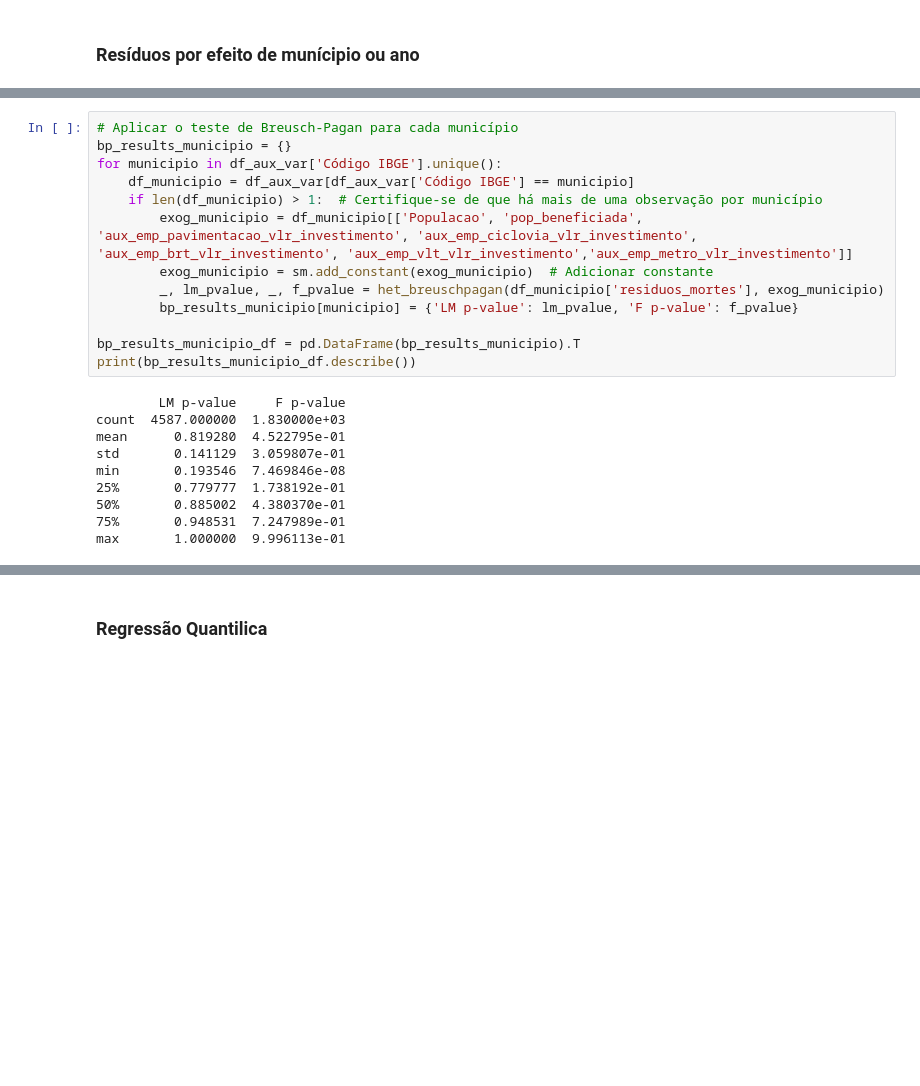
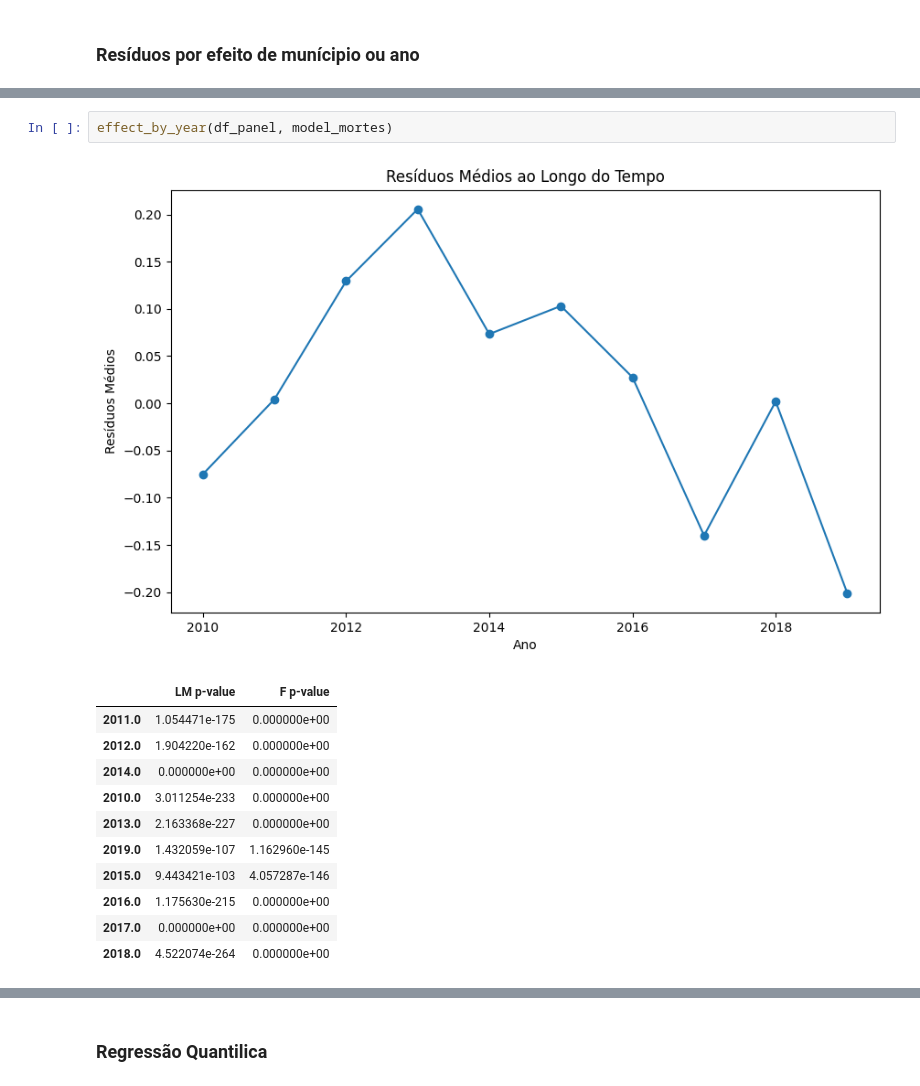
Before and after one commit to anayflima/simu-datathon-2024, a Jupyter notebook: analise_de_dados/analise_painel.ipynb, the cells around one changed output, grey strips where cells are left out. Cells and saved outputs as stored; diff of their text form; blank space fills up the shorter version.

```diff
--- a/analise_de_dados/analise_painel.ipynb
+++ b/analise_de_dados/analise_painel.ipynb
@@ -317,23 +475,15 @@ print(bp_results_ano_df)
-# %%
-# Aplicar o teste de Breusch-Pagan para cada município
-bp_results_municipio = {}
-for municipio in df_aux_var['Código IBGE'].unique():
-    df_municipio = df_aux_var[df_aux_var['Código IBGE'] == municipio]
-    if len(df_municipio) > 1:  # Certifique-se de que há mais de uma observação por município
-        exog_municipio = df_municipio[['Populacao', 'pop_beneficiada', 'aux_emp_pavimentacao_vlr_investimento', 'aux_emp_ciclovia_vlr_investimento', 'aux_emp_brt_vlr_investimento', 'aux_emp_vlt_vlr_investimento','aux_emp_metro_vlr_investimento']]
-        exog_municipio = sm.add_constant(exog_municipio)  # Adicionar constante
-        _, lm_pvalue, _, f_pvalue = het_breuschpagan(df_municipio['residuos_mortes'], exog_municipio)
-        bp_results_municipio[municipio] = {'LM p-value': lm_pvalue, 'F p-value': f_pvalue}
-
-bp_results_municipio_df = pd.DataFrame(bp_results_municipio).T
-print(bp_results_municipio_df.describe())
-# %% [output]
-        LM p-value     F p-value
-count  4587.000000  1.830000e+03
-mean      0.819280  4.522795e-01
-std       0.141129  3.059807e-01
-min       0.193546  7.469846e-08
-25%       0.779777  1.738192e-01
-50%       0.885002  4.380370e-01
-75%       0.948531  7.247989e-01
-max       1.000000  9.996113e-01
+# %%
+effect_by_year(df_panel, model_mortes)
+# %% [output]
+[figure, added]
+|  | LM p-value | F p-value |
+| 2011.0 | 1.054471e-175 | 0.000000e+00 |
+| 2012.0 | 1.904220e-162 | 0.000000e+00 |
+| 2014.0 | 0.000000e+00 | 0.000000e+00 |
+| 2010.0 | 3.011254e-233 | 0.000000e+00 |
+| 2013.0 | 2.163368e-227 | 0.000000e+00 |
+| 2019.0 | 1.432059e-107 | 1.162960e-145 |
+| 2015.0 | 9.443421e-103 | 4.057287e-146 |
+| 2016.0 | 1.175630e-215 | 0.000000e+00 |
+| 2017.0 | 0.000000e+00 | 0.000000e+00 |
+| 2018.0 | 4.522074e-264 | 0.000000e+00 |
```
Also changed, not shown: parts of 39 cells of this notebook.
